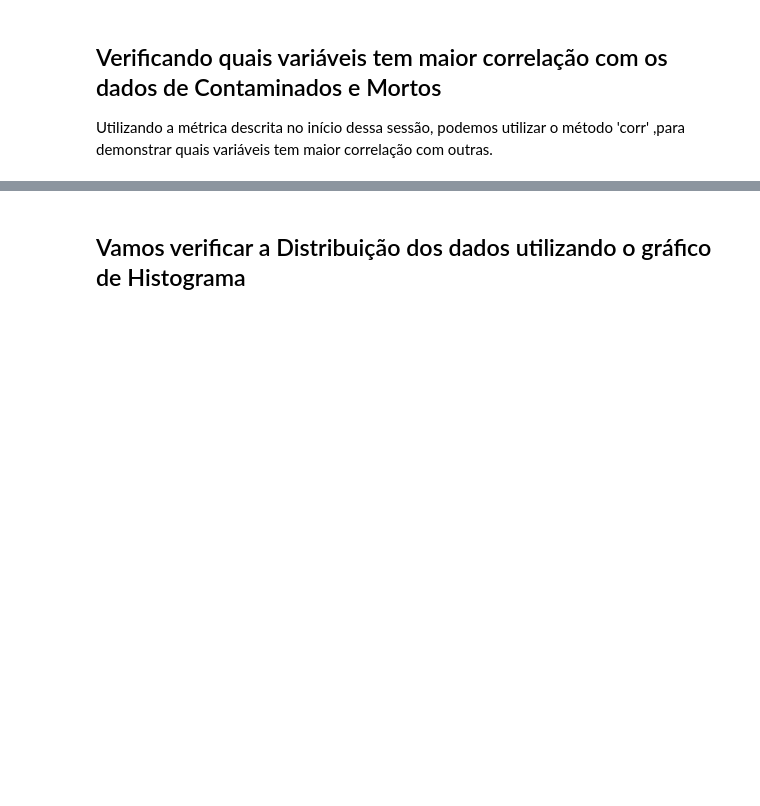
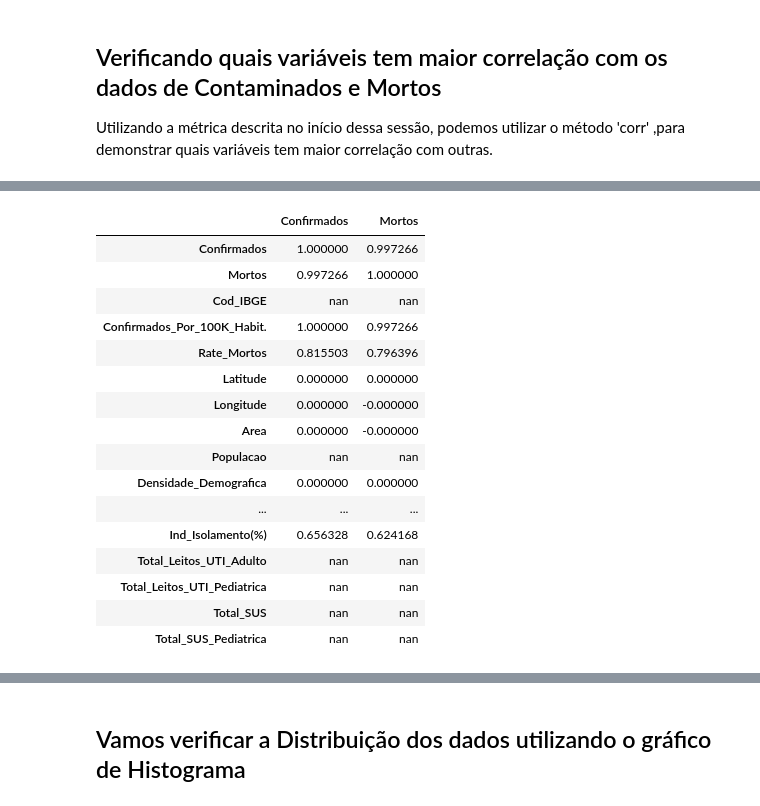
Before and after one commit to matheuxrp/TCC-PucMinas, a Jupyter notebook: TCC_SP.ipynb, the cells around one changed output, grey strips where cells are left out. Cells and saved outputs as stored; diff of their text form; code cells hidden in the pictures; blank space fills up the shorter version.

```diff
--- a/TCC_SP.ipynb
+++ b/TCC_SP.ipynb
@@ -210,10 +187,11 @@ Name: Confirmados, dtype: float64
 # %%
 #@title ### Vamos Agrupar primeiramente por Região para fazermos as análises
-df_norte = df_final.loc[(df_final['Regiao'] =="Norte")].groupby(['Data']).sum().sort_values(by=['Data'],ascending=False)
-df_leste = df_final.loc[(df_final['Regiao'] =="Leste")].groupby(['Data']).sum().sort_values(by=['Data'],ascending=False)
-df_sudeste = df_final.loc[(df_final['Regiao'] =="Sudeste")].groupby(['Data']).sum().sort_values(by=['Data'],ascending=False)
-df_sudoeste = df_final.loc[(df_final['Regiao'] =="Sudoeste")].groupby(['Data']).sum().sort_values(by=['Data'],ascending=False)
-df_oeste = df_final.loc[(df_final['Regiao'] =="Oeste")].groupby(['Data']).sum().sort_values(by=['Data'],ascending=False)
+df_norte = df_final.loc[(df_final['Regiao'] =="Norte")].groupby(['Data']).sum().sort_values(by=['Data'],ascending=True)
+df_leste = df_final.loc[(df_final['Regiao'] =="Leste")].groupby(['Data']).sum().sort_values(by=['Data'],ascending=True)
+df_sudeste = df_final.loc[(df_final['Regiao'] =="Sudeste")].groupby(['Data']).sum().sort_values(by=['Data'],ascending=True)
+df_sudoeste = df_final.loc[(df_final['Regiao'] =="Sudoeste")].groupby(['Data']).sum().sort_values(by=['Data'],ascending=True)
+df_oeste = df_final.loc[(df_final['Regiao'] =="Oeste")].groupby(['Data']).sum().sort_values(by=['Data'],ascending=True)
+df_centro = df_final.loc[(df_final['Regiao'] =="Centro")].groupby(['Data']).sum().sort_values(by=['Data'],ascending=True)
 # %%
 #@title
 
@@ -424,6 +402,31 @@ display(df_sudeste.corr().style.background_gradient(cmap='Blues'))
 | Total_Leitos_UTI_Pediatrica | nan | nan | nan | nan | nan | nan | nan | nan | ... |
 | Total_SUS | nan | nan | nan | nan | nan | nan | nan | nan | ... |
 | Total_SUS_Pediatrica | nan | nan | nan | nan | nan | nan | nan | nan | ... |
+# %%
+#@title Correlação entre Confirmados e Mortos do Centro
+teste = df_centro[['Confirmados','Mortos','Area','Populacao','Densidade_Demografica','Tx_Geomet_Cresc_Anual_Popul_2010_2020',
+                  'Grau_Urbanizacao','Ind_Envelhecimento','Popul_Menos_15Anos','Popul_60Anos_Mais','Razao_Sexos','Ind_Isolamento(%)']]
+
+
+display(df_centro.corr()[['Confirmados','Mortos']].style.background_gradient(cmap='Blues'))
+# %% [output]
+|  | Confirmados | Mortos |
+| Confirmados | 1.000000 | 0.997266 |
+| Mortos | 0.997266 | 1.000000 |
+| Cod_IBGE | nan | nan |
+| Confirmados_Por_100K_Habit. | 1.000000 | 0.997266 |
+| Rate_Mortos | 0.815503 | 0.796396 |
+| Latitude | 0.000000 | 0.000000 |
+| Longitude | 0.000000 | -0.000000 |
+| Area | 0.000000 | -0.000000 |
+| Populacao | nan | nan |
+| Densidade_Demografica | 0.000000 | 0.000000 |
+| ... | ... | ... |
+| Ind_Isolamento(%) | 0.656328 | 0.624168 |
+| Total_Leitos_UTI_Adulto | nan | nan |
+| Total_Leitos_UTI_Pediatrica | nan | nan |
+| Total_SUS | nan | nan |
+| Total_SUS_Pediatrica | nan | nan |
 # %%
 #@title Correlação entre variáveis da região Sudoeste
 display(df_sudoeste.corr().style.background_gradient(cmap='Blues'))
```
Also changed, not shown: parts of 108 cells of this notebook.
